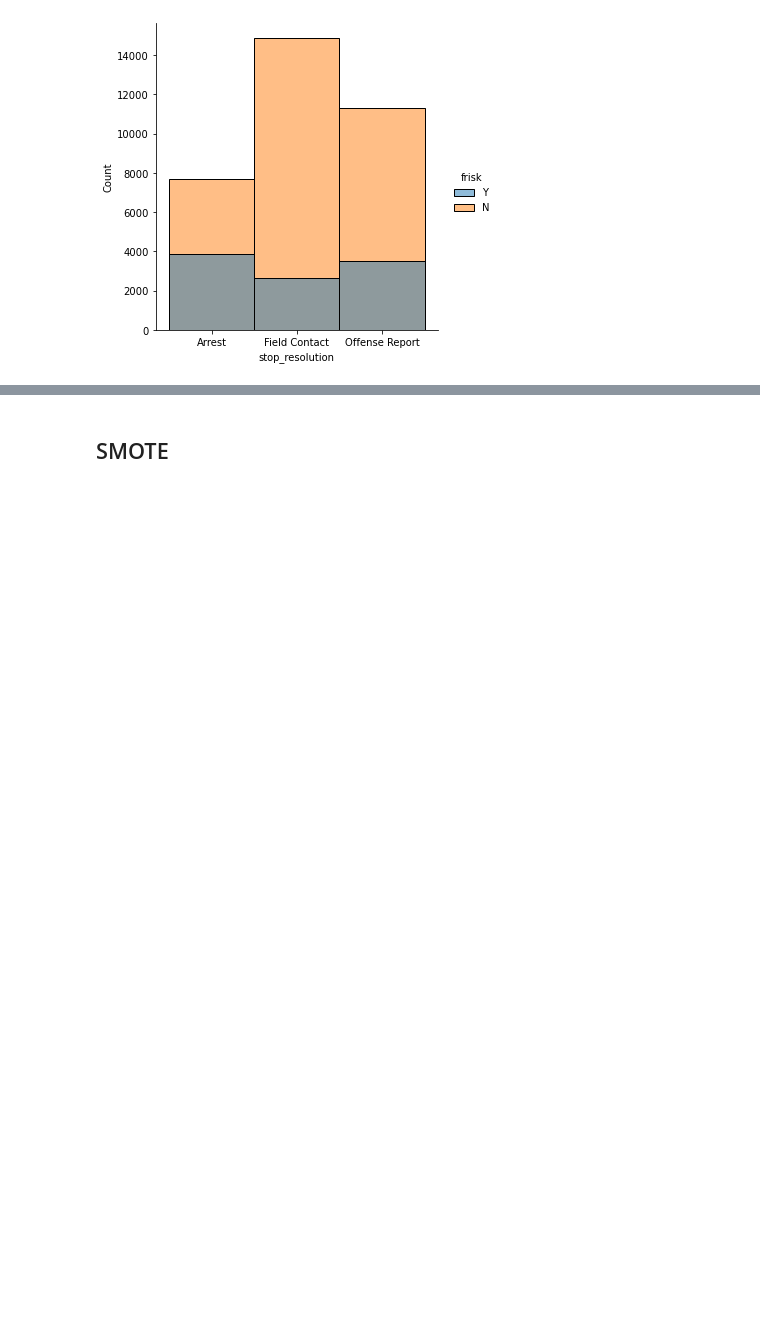
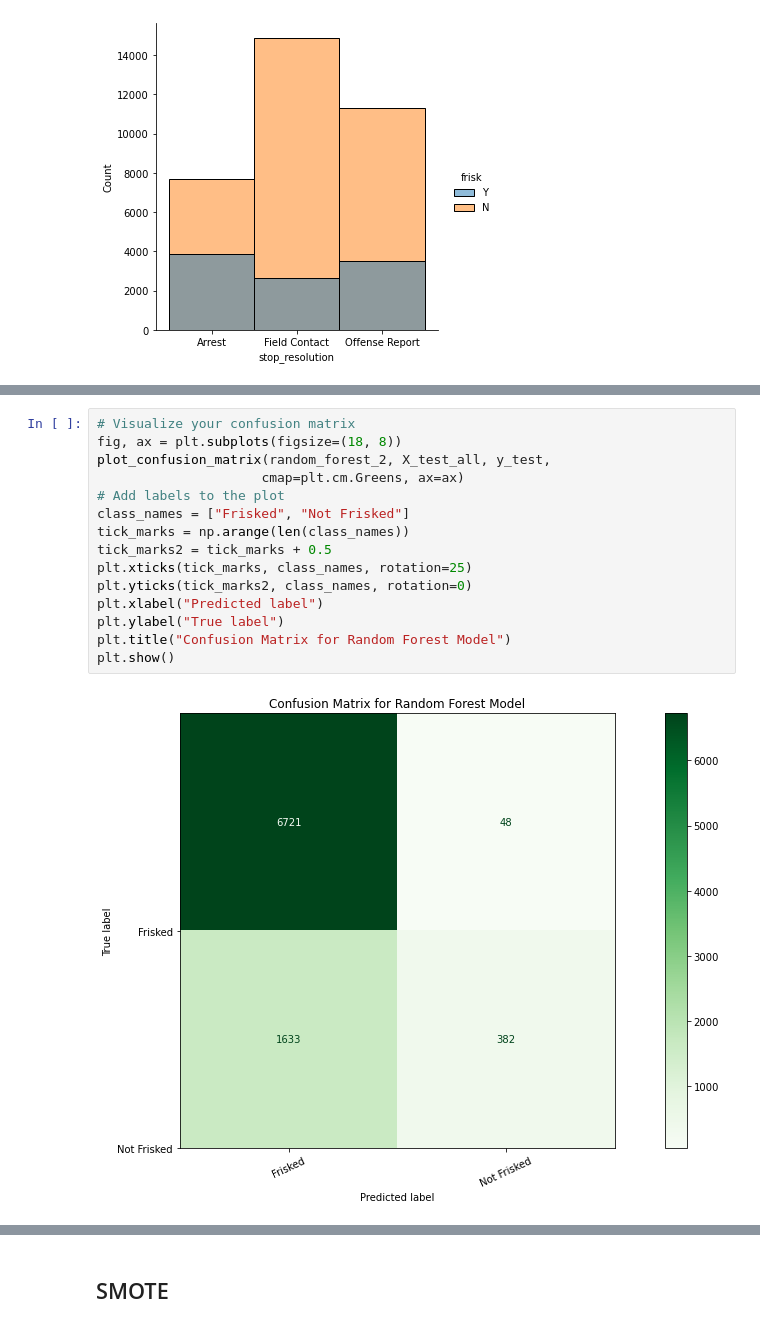
Before and after one commit to letruong711/Terry_Stop_Frisk, a Jupyter notebook: Modeling.ipynb, the cells around one changed output, grey strips where cells are left out. Saved outputs shown, nothing was run; the diff lists cells and outputs as text; blank space fills up the shorter version.

```diff
--- a/Modeling.ipynb
+++ b/Modeling.ipynb
@@ -363,2 +441,19 @@ ax1.title.set_text('Random Forest Test Confusion Matrix')
+# %%
+# Visualize your confusion matrix
+fig, ax = plt.subplots(figsize=(18, 8))
+plot_confusion_matrix(random_forest_2, X_test_all, y_test,
+                     cmap=plt.cm.Greens, ax=ax)
+# Add labels to the plot
+class_names = ["Frisked", "Not Frisked"]
+tick_marks = np.arange(len(class_names))
+tick_marks2 = tick_marks + 0.5
+plt.xticks(tick_marks, class_names, rotation=25)
+plt.yticks(tick_marks2, class_names, rotation=0)
+plt.xlabel("Predicted label")
+plt.ylabel("True label")
+plt.title("Confusion Matrix for Random Forest Model")
+plt.show()
+# %% [output]
+[figure, added]
 # %%
 #run classification model for Random Forrest
```
Also changed, not shown: parts of 34 cells of this notebook, 2 other files.
